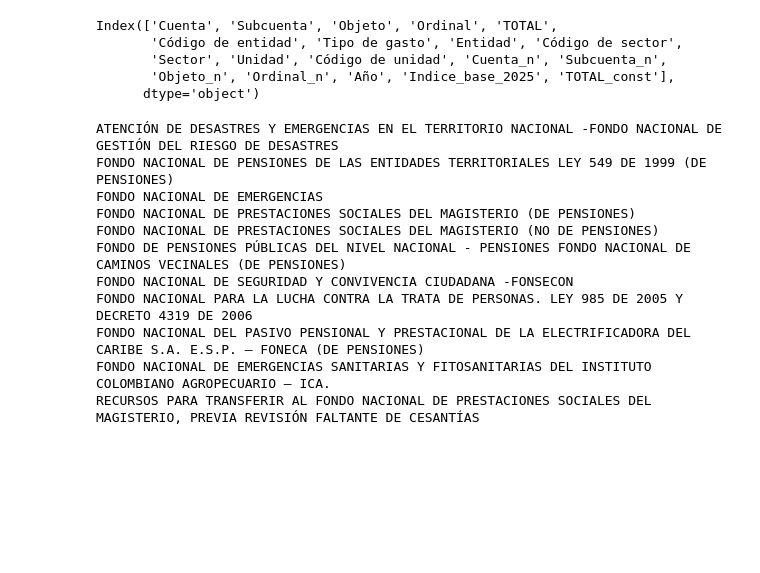
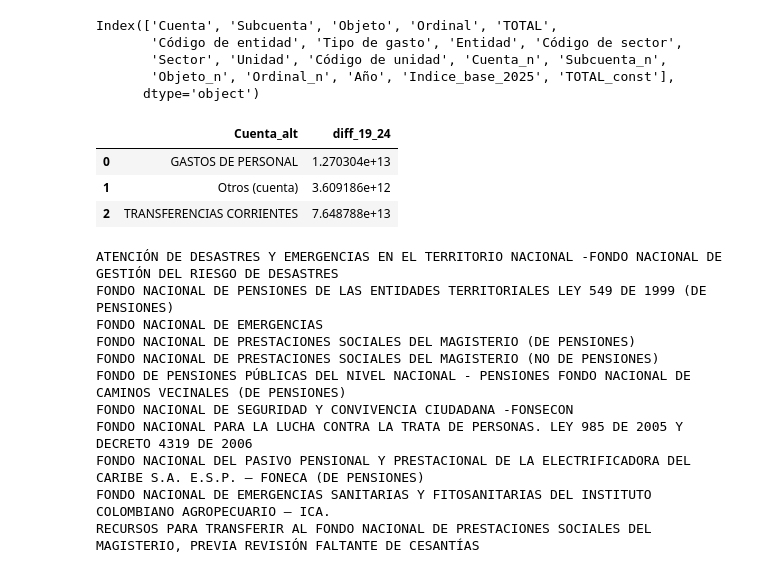
Before and after one commit to cortizbon/alt-budget, a Jupyter notebook: experiments.ipynb, the cells around one changed output. Drawn from its saved outputs; the diff is of its cells as text; code cells hidden in the pictures; blank space fills up the shorter version.

```diff
--- a/experiments.ipynb
+++ b/experiments.ipynb
@@ -138,6 +138,7 @@ piv = (data#.query("Objeto == 'SISTEMA GENERAL DE PARTICIPACIONES'").
 
 piv = piv[['Cuenta_alt', 'Ord_alt', 'diff_19_24']]
 piv.to_excel('datos_william.xlsx', index=False)
+cop = piv.copy()
 
 labels = piv['Cuenta_alt'].unique().tolist() + piv['Ord_alt'].unique().tolist()
 dic_labels = dict(enumerate(labels))
@@ -192,0 +174,7 @@ fig.show()
+# %%
+pie_chart = cop.groupby('Cuenta_alt')['diff_19_24'].sum().reset_index()
+# %% [output]
+|  | Cuenta_alt | diff_19_24 |
+| 0 | GASTOS DE PERSONAL | 1.270304e+13 |
+| 1 | Otros (cuenta) | 3.609186e+12 |
+| 2 | TRANSFERENCIAS CORRIENTES | 7.648788e+13 |
```
Also changed, not shown: parts of 2 cells of this notebook, 2 other files.
